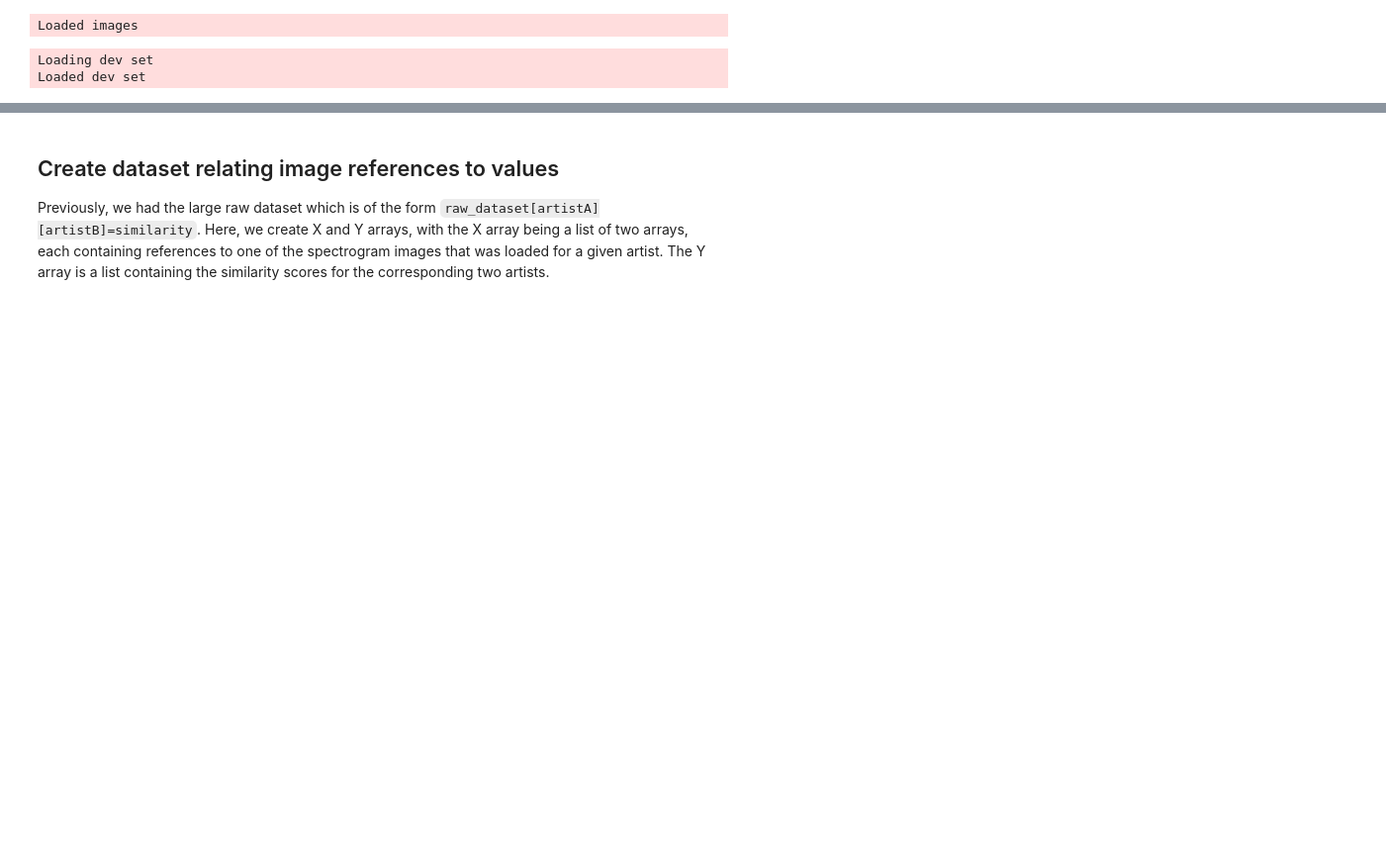
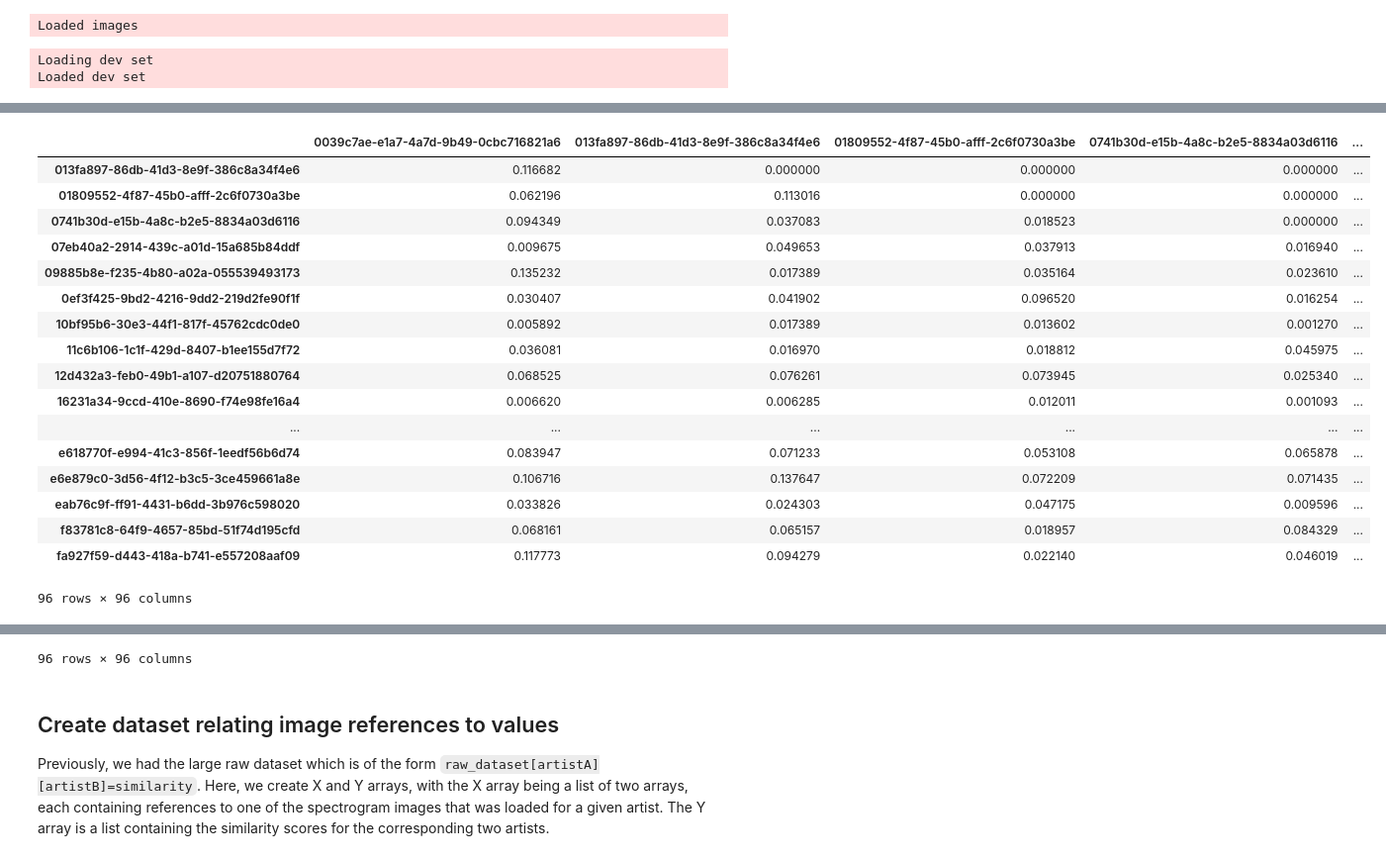
Before and after one commit to naallen/music-similarity-deep-learning, a Jupyter notebook: development.ipynb, the cells around one changed output, grey strips where cells are left out. Shown: that part at 99% size. Saved outputs shown, nothing was run; the diff lists cells and outputs as text; code cells hidden in the pictures; blank space fills up the shorter version.

```diff
--- a/development.ipynb
+++ b/development.ipynb
@@ -64,0 +67,23 @@ Dataset length: 4748
+# %%
+unstackeddf = raw_dataset.unstack(fill_value = 0)
+display(unstackeddf)
+display(unstackeddf.T)
+# %% [output]
+|  | 0039c7ae-e1a7-4a7d-9b49-0cbc716821a6 | 013fa897-86db-41d3-8e9f-386c8a34f4e6 | 01809552-4f87-45b0-afff-2c6f0730a3be | 0741b30d-e15b-4a8c-b2e5-8834a03d6116 | ... |
+| 013fa897-86db-41d3-8e9f-386c8a34f4e6 | 0.116682 | 0.000000 | 0.000000 | 0.000000 | ... |
+| 01809552-4f87-45b0-afff-2c6f0730a3be | 0.062196 | 0.113016 | 0.000000 | 0.000000 | ... |
+| 0741b30d-e15b-4a8c-b2e5-8834a03d6116 | 0.094349 | 0.037083 | 0.018523 | 0.000000 | ... |
+| 07eb40a2-2914-439c-a01d-15a685b84ddf | 0.009675 | 0.049653 | 0.037913 | 0.016940 | ... |
+| 09885b8e-f235-4b80-a02a-055539493173 | 0.135232 | 0.017389 | 0.035164 | 0.023610 | ... |
+| 0ef3f425-9bd2-4216-9dd2-219d2fe90f1f | 0.030407 | 0.041902 | 0.096520 | 0.016254 | ... |
+| 10bf95b6-30e3-44f1-817f-45762cdc0de0 | 0.005892 | 0.017389 | 0.013602 | 0.001270 | ... |
+| 11c6b106-1c1f-429d-8407-b1ee155d7f72 | 0.036081 | 0.016970 | 0.018812 | 0.045975 | ... |
+| 12d432a3-feb0-49b1-a107-d20751880764 | 0.068525 | 0.076261 | 0.073945 | 0.025340 | ... |
+| 16231a34-9ccd-410e-8690-f74e98fe16a4 | 0.006620 | 0.006285 | 0.012011 | 0.001093 | ... |
+| ... | ... | ... | ... | ... | ... |
+| e618770f-e994-41c3-856f-1eedf56b6d74 | 0.083947 | 0.071233 | 0.053108 | 0.065878 | ... |
+| e6e879c0-3d56-4f12-b3c5-3ce459661a8e | 0.106716 | 0.137647 | 0.072209 | 0.071435 | ... |
+| eab76c9f-ff91-4431-b6dd-3b976c598020 | 0.033826 | 0.024303 | 0.047175 | 0.009596 | ... |
+| f83781c8-64f9-4657-85bd-51f74d195cfd | 0.068161 | 0.065157 | 0.018957 | 0.084329 | ... |
+| fa927f59-d443-418a-b741-e557208aaf09 | 0.117773 | 0.094279 | 0.022140 | 0.046019 | ... |
+96 rows × 96 columns
@@ -65,3 +107,4 @@ Dataset length: 4748
+96 rows × 96 columns
 # %% [markdown]
 ## Create dataset relating image references to values
 
```
Also changed, not shown: parts of 3 cells of this notebook, 1 other file.
